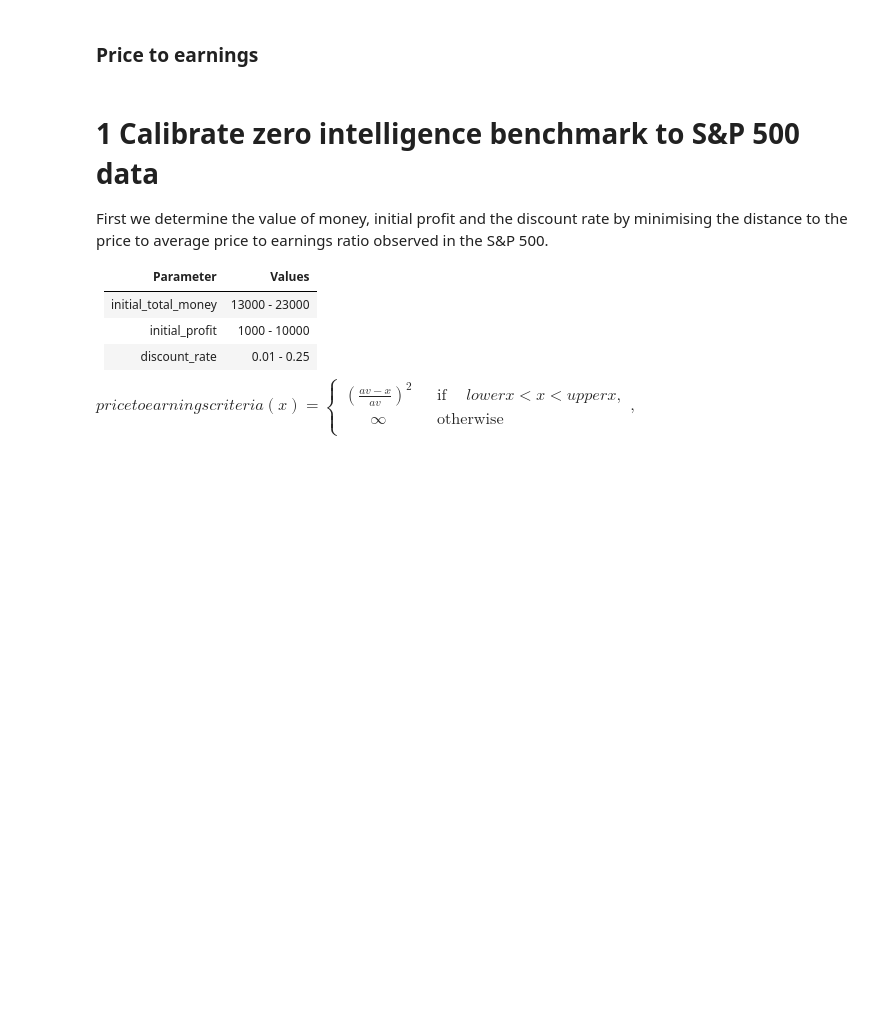
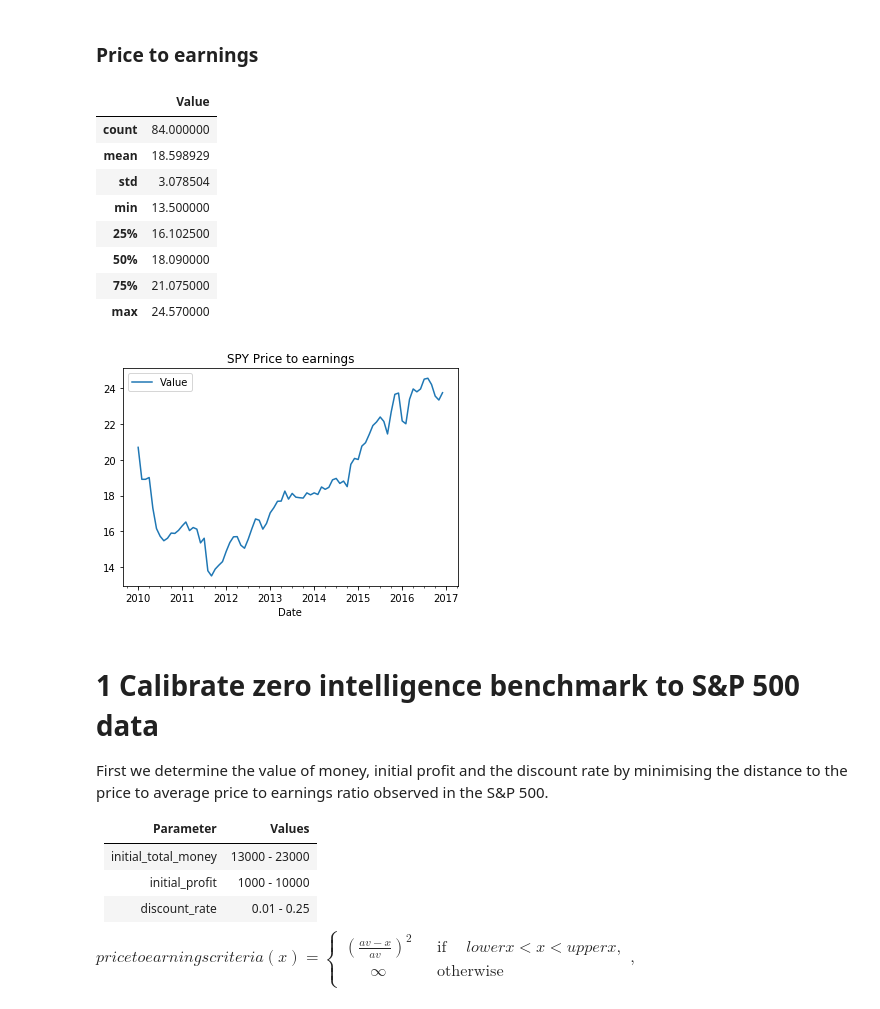
Before and after one commit to lbolla/Agent-Based-Stock-Market-Model, a Jupyter notebook: Calibration.ipynb, the cells around one changed output. Drawn from its saved outputs; the diff is of its cells as text; code cells hidden in the pictures; blank space fills up the shorter version.

```diff
--- a/Calibration.ipynb
+++ b/Calibration.ipynb
@@ -50,6 +78,18 @@ len(returns)
 # %%
 price_to_earning = quandl.get("MULTPL/SP500_PE_RATIO_MONTH", authtoken="8EKNms1cLLU-dBjk5Y4d").loc[start_date:end_date]
 price_to_earning.plot(title='SPY Price to earnings')
+price_to_earning.describe()
+# %% [output]
+|  | Value |
+| count | 84.000000 |
+| mean | 18.598929 |
+| std | 3.078504 |
+| min | 13.500000 |
+| 25% | 16.102500 |
+| 50% | 18.090000 |
+| 75% | 21.075000 |
+| max | 24.570000 |
+[figure, added]
 # %% [markdown]
 # 1 Calibrate zero intelligence benchmark to S&P 500 data
 
```
Also changed, not shown: parts of 11 cells of this notebook, 2 other files.
